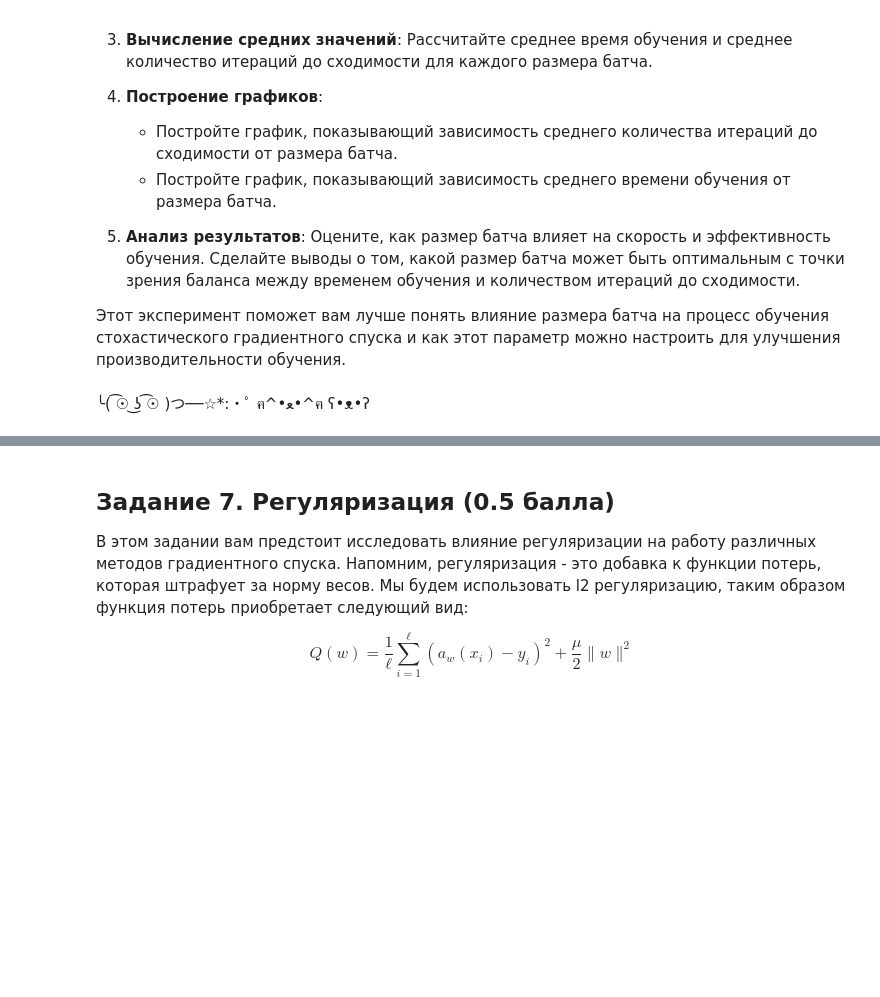
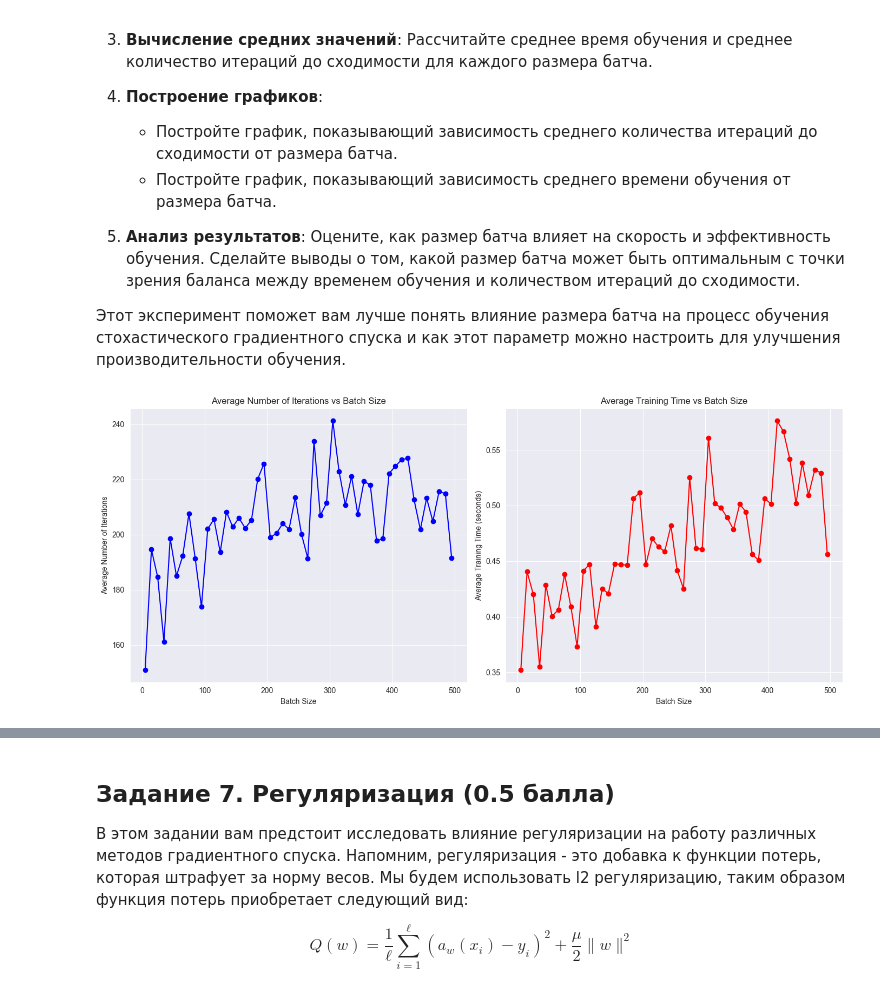
Before and after one commit to KoryakovDmitry/mai-ml-grad-desc-lab4, a Jupyter notebook: ML MAI & SBER. GD. LAB 4.ipynb, the cells around one changed output, grey strips where cells are left out. Drawn from its saved outputs; the diff is of its cells as text; code cells hidden in the pictures; blank space fills up the shorter version.

Commit message:
added task 6;

```diff
--- a/ML MAI & SBER. GD. LAB 4.ipynb
+++ b/ML MAI & SBER. GD. LAB 4.ipynb
@@ -1010,6 +1014,6 @@ def run_in_parallel(num_workers, metrics, lambda_range, tolerance, max_iter, X_t
             metrics[cfg_name]["metrics"].append(result)
 
 
-run_in_parallel(num_workers, metrics, lambda_range, tolerance, max_iter, X_train, y_train, X_val, y_val)
+# run_in_parallel(num_workers, metrics, lambda_range, tolerance, max_iter, X_train, y_train, X_val, y_val)
 # %% [output]
 num_workers: 12
@@ -1325,5 +1328,5 @@ def run_in_parallel(num_workers, metrics, tolerance, max_iter, X_train, y_train,
 
 max_iter = int(25e2)
 tolerance = 1e-5
-run_in_parallel(num_workers, metrics, tolerance, max_iter, X_train, y_train, X_val, y_val, X_test, y_test)
+# run_in_parallel(num_workers, metrics, tolerance, max_iter, X_train, y_train, X_val, y_val, X_test, y_test)
 # %%
@@ -1464,2 +1457,0 @@ batch_sizes = np.arange(5, 500, 10)
-# %% [markdown]
-╰( ͡☉ ͜ʖ ͡☉ )つ──☆*:・ﾟ   ฅ^•ﻌ•^ฅ   ʕ•ᴥ•ʔ
@@ -1465,0 +1509,8 @@ batch_sizes = np.arange(5, 500, 10)
+# %%
+metrics_with_strings = replace_loss_function_with_string(metrics)
+
+with open("metrics/task6.json", "w", encoding="utf8") as f:
+    json.dump(metrics_with_strings, f, ensure_ascii=False)
+
+with open('metrics/task6.json', 'r') as file:
+    metrics = json.load(file)
@@ -1465,0 +1533,34 @@ batch_sizes = np.arange(5, 500, 10)
+# %%
+batch_sizes = []
+training_times = []
+iteration_steps = []
+
+for batch_size in average_iterations:
+    batch_sizes.append(batch_size)
+    training_times.append(average_training_times[batch_size])
+    iteration_steps.append(average_iterations[batch_size])
+# %%
+sorted_data = sorted(zip(batch_sizes, training_times, iteration_steps), key=lambda x: x[0])
+sorted_batch_sizes, sorted_training_times, sorted_iteration_steps = zip(*sorted_data)
+
+
+plt.figure(figsize=(14, 6))
+
+plt.subplot(1, 2, 1)
+plt.plot(sorted_batch_sizes, sorted_iteration_steps, marker='o', linestyle='-', color='b')
+plt.xlabel('Batch Size')
+plt.ylabel('Average Number of Iterations')
+plt.title('Average Number of Iterations vs Batch Size')
+plt.grid(True)
+
+plt.subplot(1, 2, 2)
+plt.plot(sorted_batch_sizes, sorted_training_times, marker='o', linestyle='-', color='r')
+plt.xlabel('Batch Size')
+plt.ylabel('Average Training Time (seconds)')
+plt.title('Average Training Time vs Batch Size')
+plt.grid(True)
+
+plt.tight_layout()
+plt.show()
+# %% [output]
+[figure, added]
```
Also changed, not shown: parts of 20 cells of this notebook, 3 other files.
